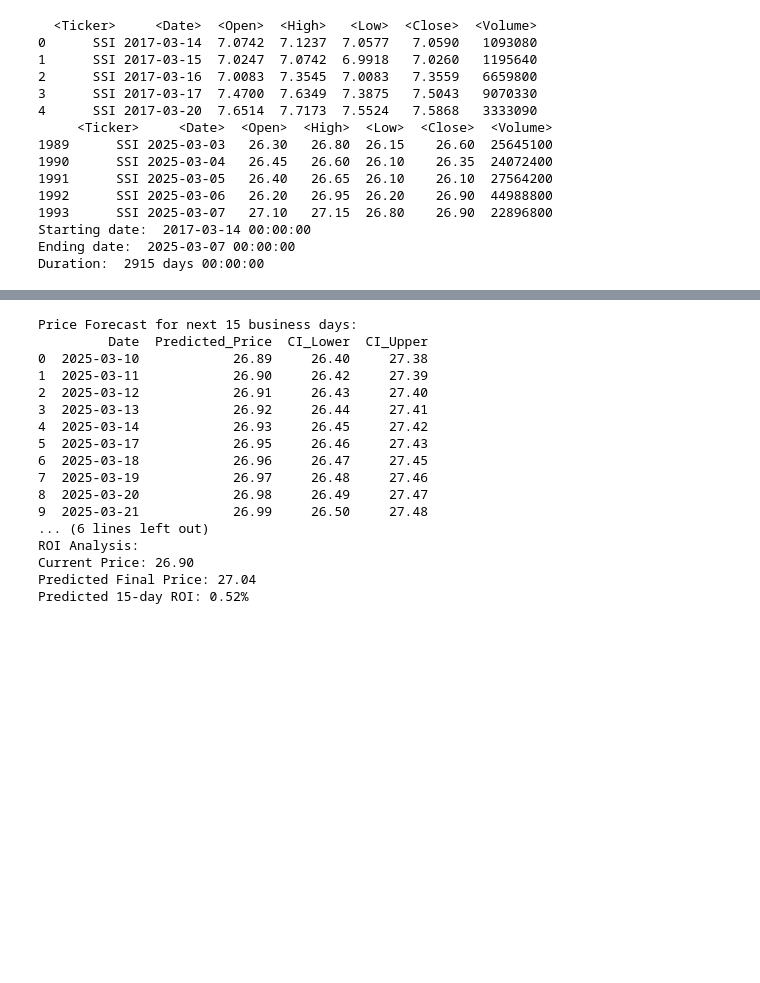
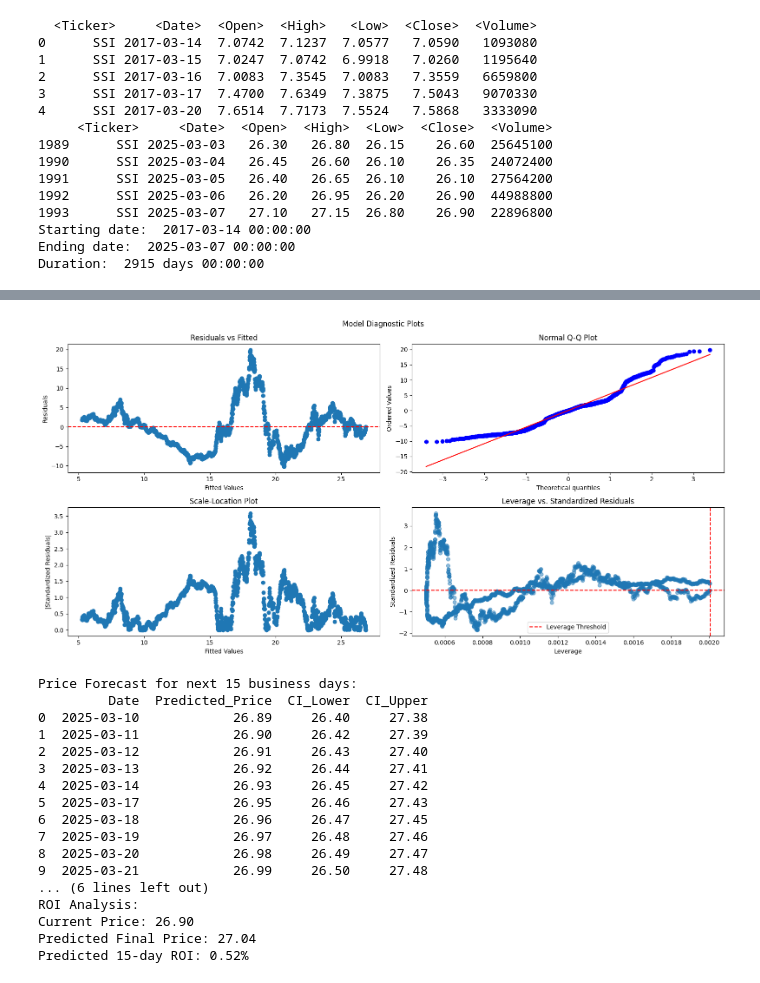
Before and after one commit to merryannequinn/Algorithmic-Trading, a Jupyter notebook: linear-regression-prediction.ipynb, the cells around one changed output, grey strips where cells are left out. Saved outputs shown, nothing was run; the diff lists cells and outputs as text; code cells hidden in the pictures; blank space fills up the shorter version.

```diff
--- a/linear-regression-prediction.ipynb
+++ b/linear-regression-prediction.ipynb
@@ -82,6 +82,45 @@ print("\nModel Diagnostics:")
 print("Durbin-Watson test (autocorrelation):", durbin_watson(residuals))
 print("Breusch-Pagan test (heteroscedasticity):", het_breuschpagan(residuals, X_scaled_sm))
 print("Jarque-Bera test (normality):", stats.jarque_bera(residuals))
+
+# Add diagnostic plots
+fig, axes = plt.subplots(2, 2, figsize=(16, 8))
+fig.suptitle('Model Diagnostic Plots')
+
+# Residuals vs Fitted
+axes[0, 0].scatter(fitted_values, residuals)
+axes[0, 0].axhline(y=0, color='r', linestyle='--')
+axes[0, 0].set_xlabel('Fitted Values')
+axes[0, 0].set_ylabel('Residuals')
+axes[0, 0].set_title('Residuals vs Fitted')
+
+# Q-Q plot
+stats.probplot(residuals, dist="norm", plot=axes[0, 1])
+axes[0, 1].set_title('Normal Q-Q Plot')
+
+# Scale-Location Plot
+standardized_residuals = residuals / np.sqrt(np.sum(residuals**2) / (len(residuals)-2))
+axes[1, 0].scatter(fitted_values, np.abs(standardized_residuals))
+axes[1, 0].set_xlabel('Fitted Values')
+axes[1, 0].set_ylabel('|Standardized Residuals|')
+axes[1, 0].set_title('Scale-Location Plot')
+
+# Calculate leverage and standardized residuals for influence plot
+influence = sm_model.get_influence()
+leverage = influence.hat_matrix_diag
+std_residuals = sm_model.get_influence().resid_studentized_internal
+
+# Leverage vs. Residuals Plot
+axes[1, 1].scatter(leverage, std_residuals, alpha=0.5)
+axes[1, 1].axhline(y=0, color='r', linestyle='--')
+axes[1, 1].axvline(x=2*(X_scaled_sm.shape[1])/X_scaled_sm.shape[0], color='r', linestyle='--', label='Leverage Threshold')
+axes[1, 1].set_xlabel('Leverage')
+axes[1, 1].set_ylabel('Standardized Residuals')
+axes[1, 1].set_title('Leverage vs. Standardized Residuals')
+axes[1, 1].legend()
+
+plt.tight_layout()
+plt.show()
 # %% [output]
 Detailed Statistical Summary:
                             OLS Regression Results
@@ -94,12 +133,13 @@ Time:                        07:32:47   Log-Likelihood:                -6242.2
 No. Observations:                1994   AIC:                         1.249e+04
 Df Residuals:                    1992   BIC:                         1.250e+04
 Df Model:                           1
 Covariance Type:            nonrobust
 ... (15 lines left out)
 Model Diagnostics:
 Durbin-Watson test (autocorrelation): 0.0064470119396378344
 Breusch-Pagan test (heteroscedasticity): (18.565719132806734, 1.641460143113078e-05, 18.721408690101253, 1.587609863109345e-05)
 Jarque-Bera test (normality): SignificanceResult(statistic=220.9413545414254, pvalue=1.0548590889187345e-48)
+[figure, added]
 # %%
 # Create future dates for prediction (15 days)
 last_date = df['<Date>'].iloc[-1]
```
Also changed, not shown: parts of 2 cells of this notebook.
